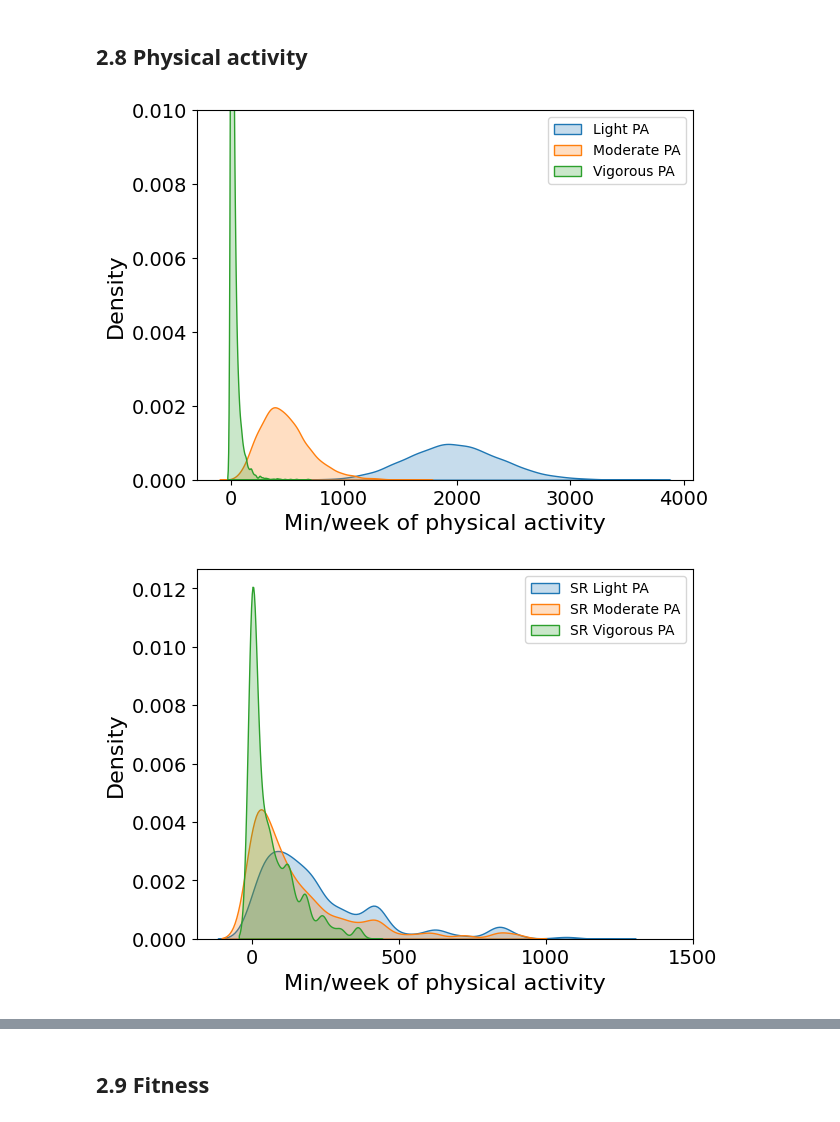
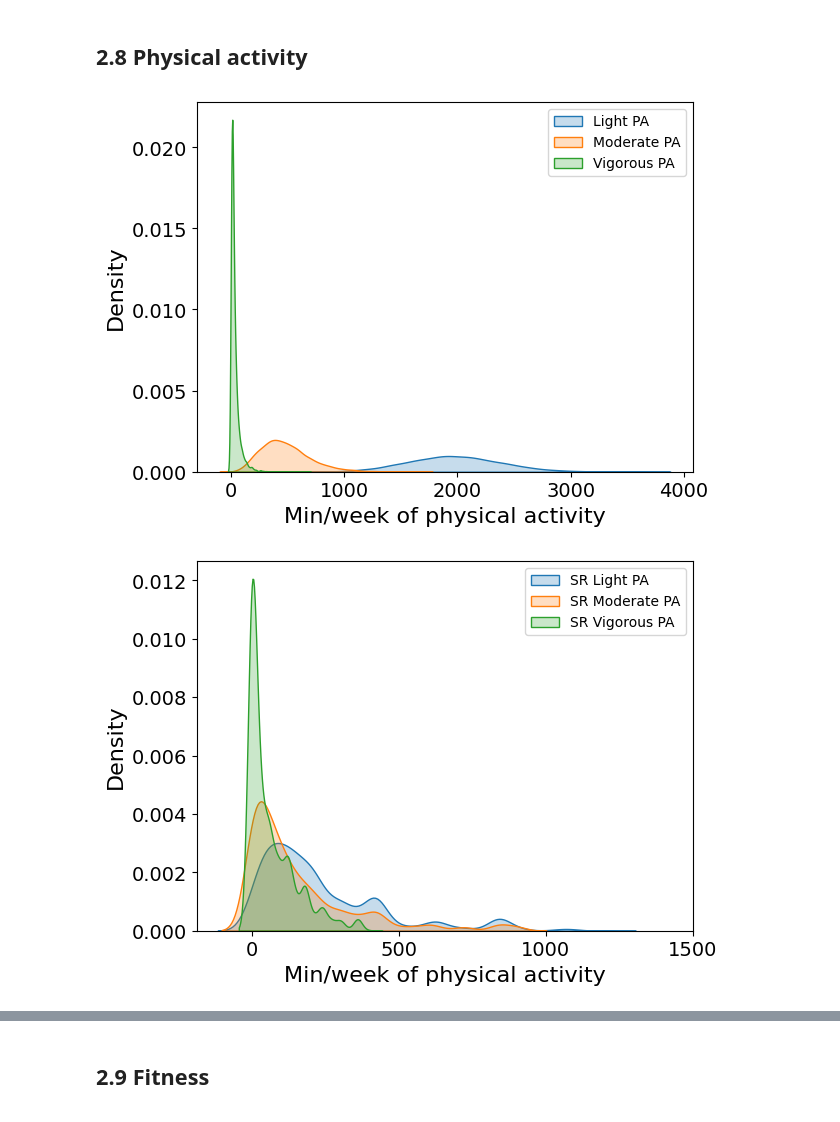
Before and after one commit to ivychad/Physical-Activity-BrainAGE, a Jupyter notebook: 3A Analysis.ipynb, the cells around one changed output, grey strips where cells are left out. Saved outputs shown, nothing was run; the diff lists cells and outputs as text; code cells hidden in the pictures.

```diff
--- a/3A Analysis.ipynb
+++ b/3A Analysis.ipynb
@@ -321,7 +323,7 @@ sns.kdeplot(data = main_test, x= 'MPA', fill=True, label = "Moderate PA")
 sns.kdeplot(data = main_test, x= 'VPA', fill=True, label = "Vigorous PA")
 plt.xlabel("Min/week of physical activity", fontsize = 16)
 plt.xticks(range(0,5000,1000),fontsize = 14)
-plt.ylim(0,0.01)
+#plt.ylim(0,0.01)
 plt.ylabel("Density",fontsize = 16)
 plt.yticks(fontsize = 14)
 plt.legend()
@@ -352,34 +354,34 @@ plt.figure()
 sns.kdeplot(data = main_test, x= 'SRMPA', fill=True, label = "SR Moderate PA", color="#fd8d3c")
 sns.kdeplot(data = main_test, x= 'MPA', fill=True, label = "Moderate PA", color="#a63603")
 plt.xlabel("Min/week of physical activity", fontsize = 16)
 plt.xticks(range(0,2500,500),fontsize = 14)
 plt.yticks(fontsize = 14)
 plt.ylabel("Density",fontsize = 16)
 plt.legend()
 plt.show()
 
 plt.figure()
 sns.kdeplot(data = main_test, x= 'SRVPA', fill=True, label = "SR Vigorous PA", color="#74c476")
 sns.kdeplot(data = main_test, x= 'VPA', fill=True, label = "Vigorous PA", color="#006d2c")
 plt.ylim(0,0.01)
 plt.xticks(range(0,1500,500),fontsize = 14)
 plt.yticks(fontsize = 14)
 plt.ylabel("Density",fontsize = 16)
 plt.xlabel("Min/week of physical activity", fontsize = 16)
 plt.legend()
 plt.show()
 
 plt.figure()
 plt.scatter("MPA", "SRMPA", data = main_test, label = "Moderate PA", alpha=0.3, s=10, color = "darkcyan")
 plt.scatter("VPA", "SRVPA", data = main_test, label = "Vigorous PA", alpha=0.3, s=10, color = "mediumvioletred")
 plt.ylabel("Self-reported (min/week)", fontsize = 16)
 plt.xlabel("Accelerometer (min/week)", fontsize = 16)
 plt.xticks(fontsize = 14)
 plt.yticks(fontsize = 14)
 plt.legend(loc="best")
 plt.show()
 # %% [output]
-[figure, old version]
+[figure, new version]
 [figure]
 [figure]
 [figure]
```
Also changed, not shown: parts of 33 cells of this notebook, 3 other files.
